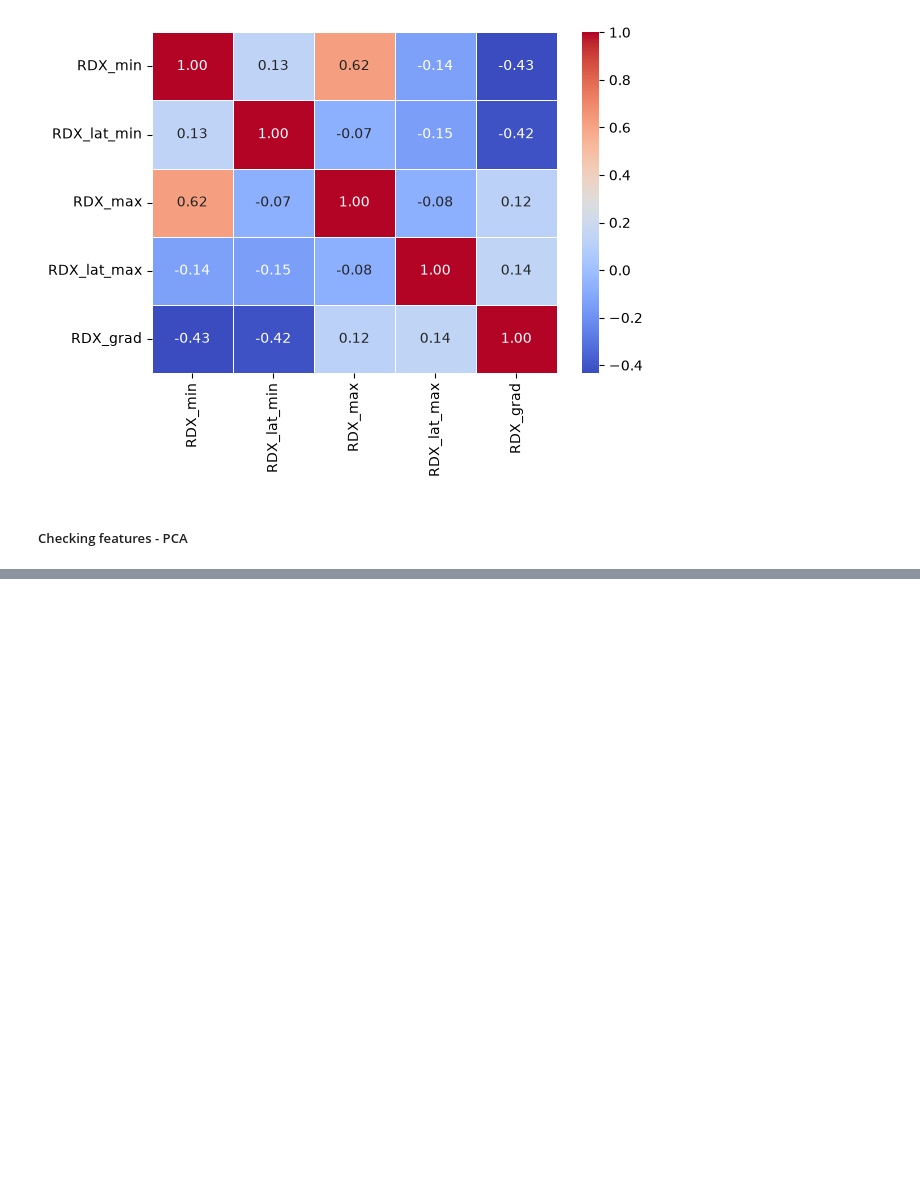
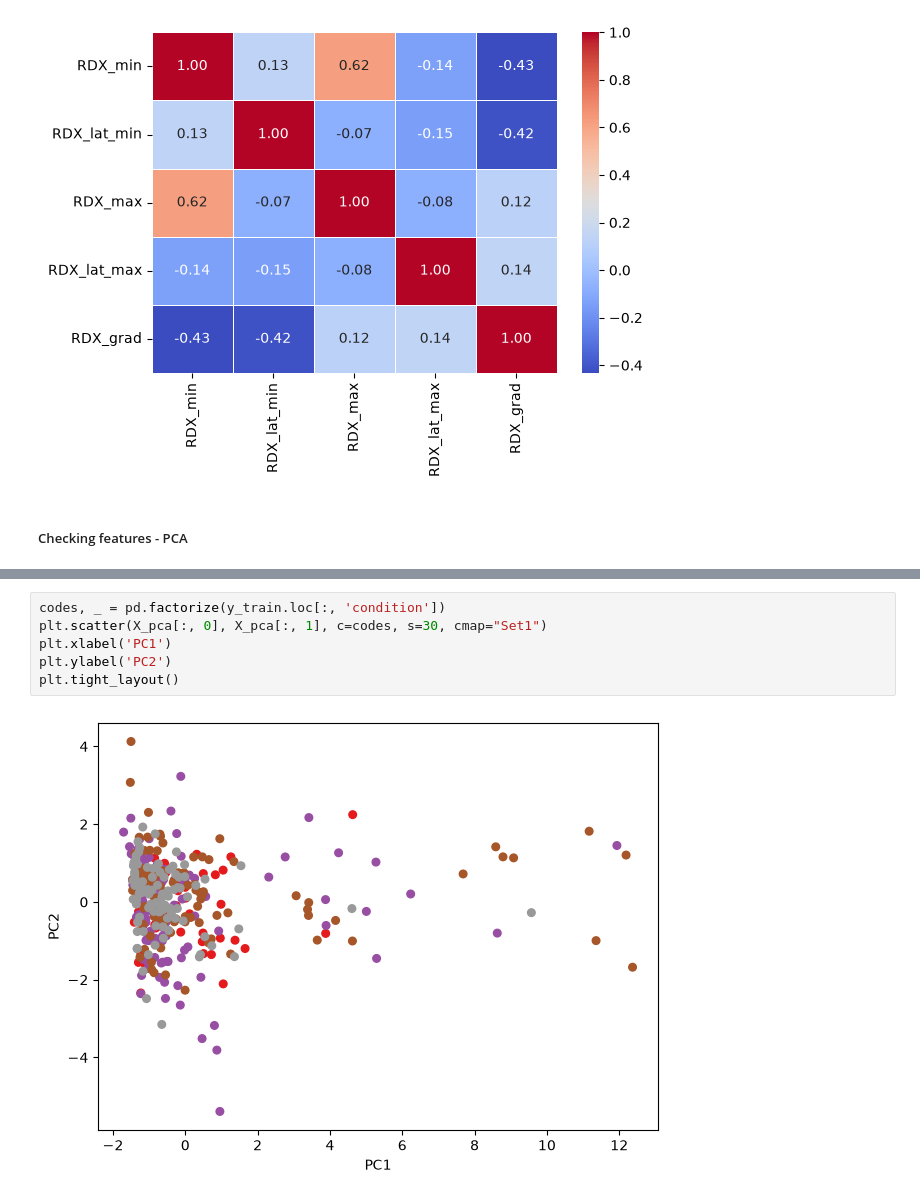
Before and after one commit to arthbreaker/2026_M1_internship, a Jupyter notebook: data_preparation.ipynb, the cells around one changed output, grey strips where cells are left out. Drawn from its saved outputs; the diff is of its cells as text; blank space fills up the shorter version.

```diff
--- a/data_preparation.ipynb
+++ b/data_preparation.ipynb
@@ -197,0 +215,8 @@ plt.tight_layout()
+# %%
+codes, _ = pd.factorize(y_train.loc[:, 'condition'])
+plt.scatter(X_pca[:, 0], X_pca[:, 1], c=codes, s=30, cmap="Set1")
+plt.xlabel('PC1')
+plt.ylabel('PC2')
+plt.tight_layout()
+# %% [output]
+[figure, added]
```
Also changed, not shown: parts of 7 cells of this notebook, 2 other files.
